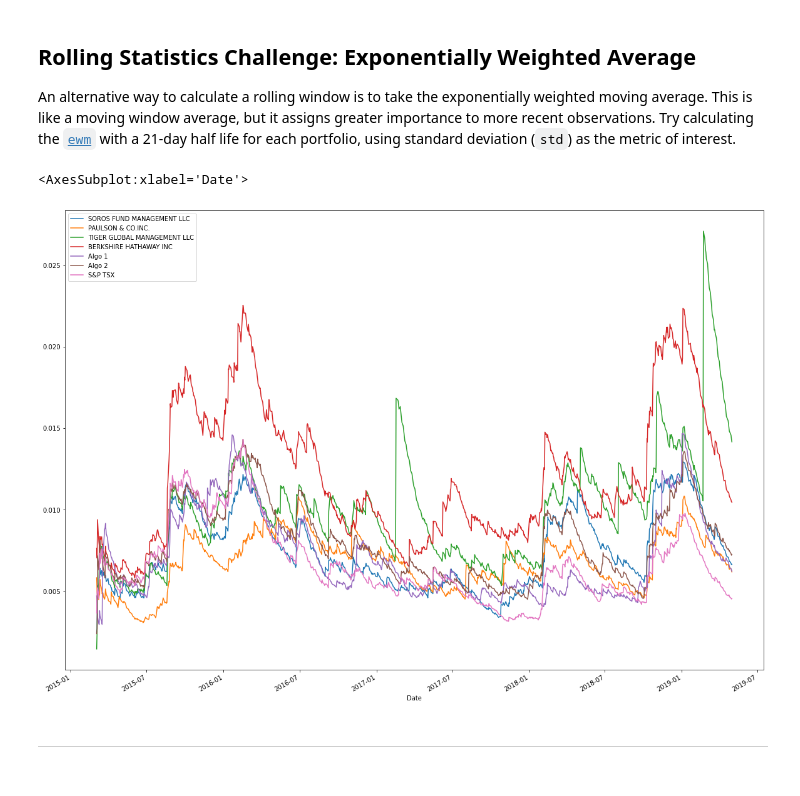
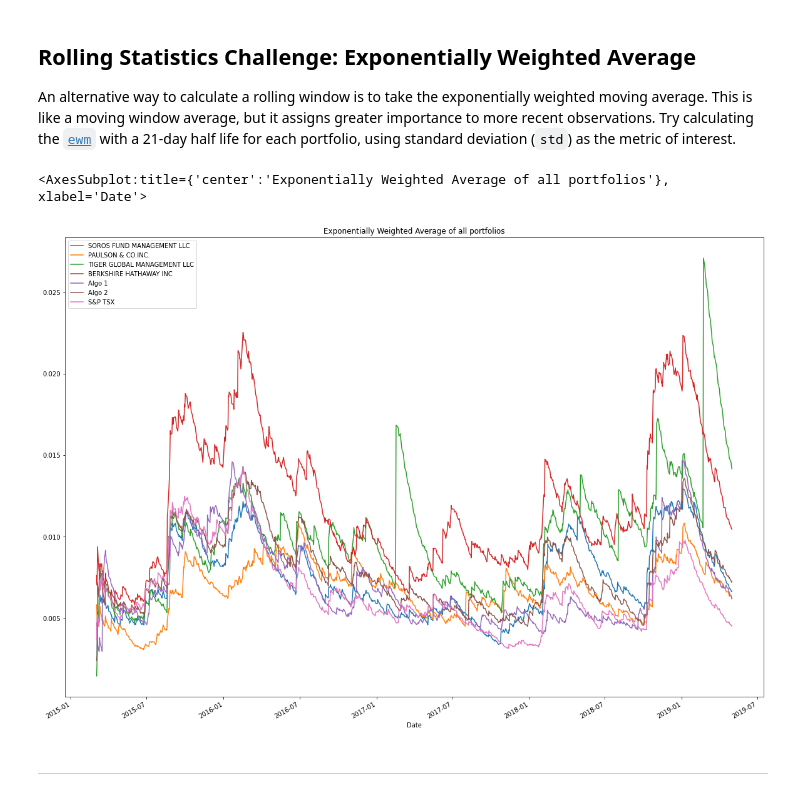
Before and after one commit to ngracan/Python-Challenge-2, a Jupyter notebook: Code/whale_analysis.ipynb, the cells around one changed output. Drawn from its saved outputs; the diff is of its cells as text; code cells hidden in the pictures.

```diff
--- a/Code/whale_analysis.ipynb
+++ b/Code/whale_analysis.ipynb
@@ -329,10 +329,10 @@ rolling_portfolio_beta.plot(figsize=(20,15))
 An alternative way to calculate a rolling window is to take the exponentially weighted moving average. This is like a moving window average, but it assigns greater importance to more recent observations. Try calculating the [`ewm`](https://pandas.pydata.org/pandas-docs/stable/reference/api/pandas.DataFrame.ewm.html) with a 21-day half life for each portfolio, using standard deviation (`std`) as the metric of interest.
 # %%
 # Use `ewm` to calculate the rolling window
-combined_returns_df.ewm(halflife=21).std().plot(figsize=(20,15))
+combined_returns_df.ewm(halflife=21).std().plot(figsize=(20,15), title="Exponentially Weighted Average of all portfolios")
 # %% [output]
-<AxesSubplot:xlabel='Date'>
+<AxesSubplot:title={'center':'Exponentially Weighted Average of all portfolios'}, xlabel='Date'>
-[figure, old version]
+[figure, new version]
 # %% [markdown]
 ---
 # %% [markdown]
```
Also changed, not shown: parts of 11 cells of this notebook, 2 other files.
